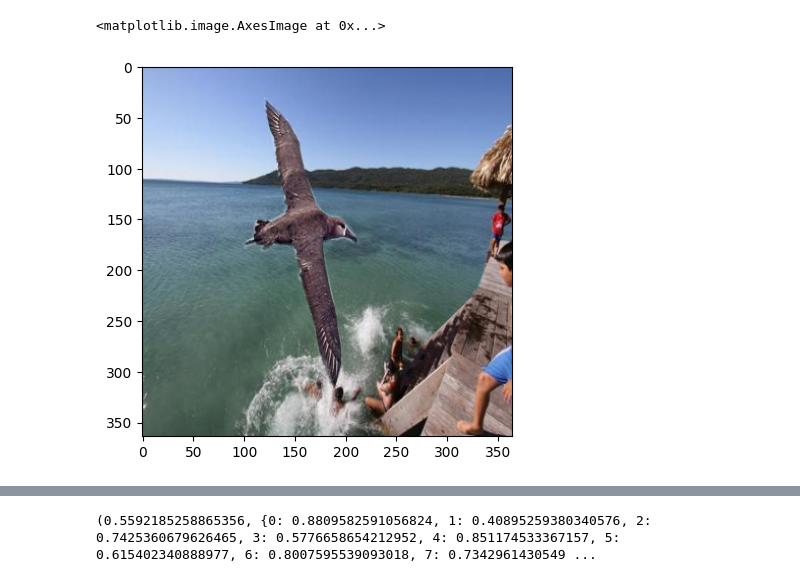
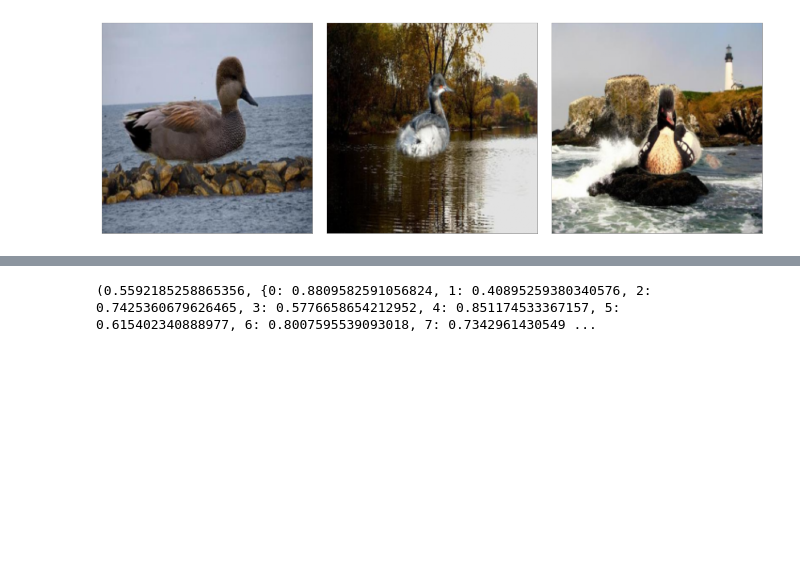
Before and after one commit to Frasor2002/thesis_AIS, a Jupyter notebook: visualization.ipynb, the cells around one changed output, grey strips where cells are left out. Saved outputs shown, nothing was run; the diff lists cells and outputs as text; code cells hidden in the pictures; blank space fills up the shorter version.

```diff
--- a/visualization.ipynb
+++ b/visualization.ipynb
@@ -2,7 +2,5 @@
 from dataset.dataset import load_data, visualize_k_samples
 import matplotlib.pyplot as plt
 train_set, val_set, test_set = load_data(
-  "Waterbirds", reload=True
+  "Waterbirds", reload=False
 )
-visualize_k_samples(dataset=train_set, label=0, k=3)
-visualize_k_samples(dataset=test_set, label=1, k=3)
@@ -14,7 +26,10 @@ Confounded ratios - Train: 0.95, Val: 0.50, Test: 0.50
 # %%
+#visualize_k_samples(dataset=train_set, label=0, k=3)
+visualize_k_samples(dataset=train_set, label=1, k=3)
+#visualize_k_samples(dataset=test_set, label=0, k=3)
+#visualize_k_samples(dataset=test_set, label=1, k=3)
 # %% [output]
-<matplotlib.image.AxesImage at 0x...>
-[figure, old version]
+[figure, new version]
 # %%
 from dataset.dataset import load_data, visualize_k_samples
 
```
Also changed, not shown: parts of 4 cells of this notebook, 4 other files.
